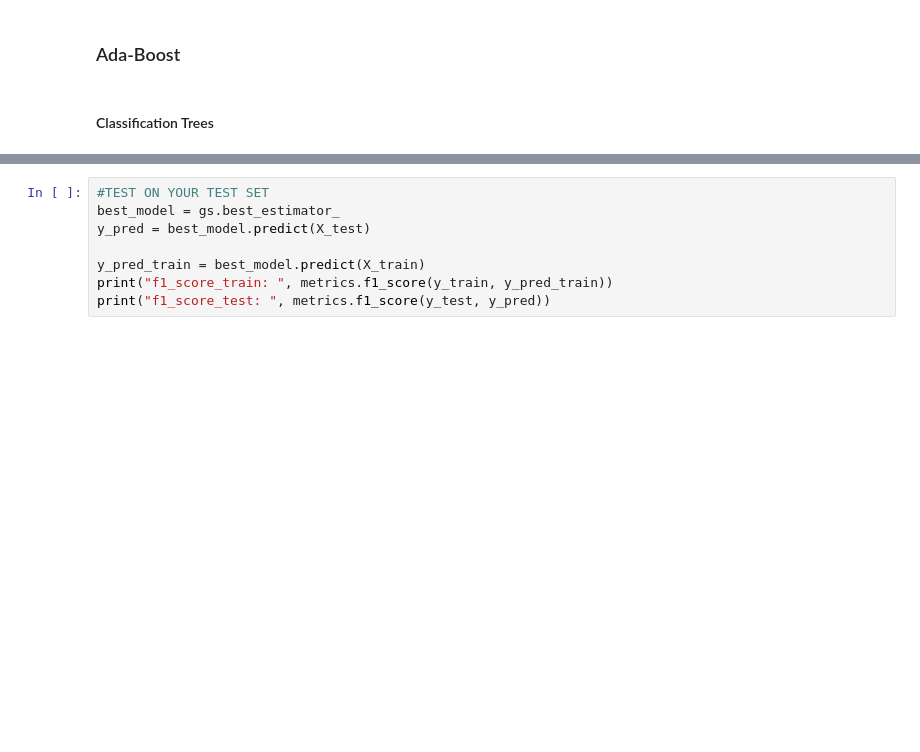
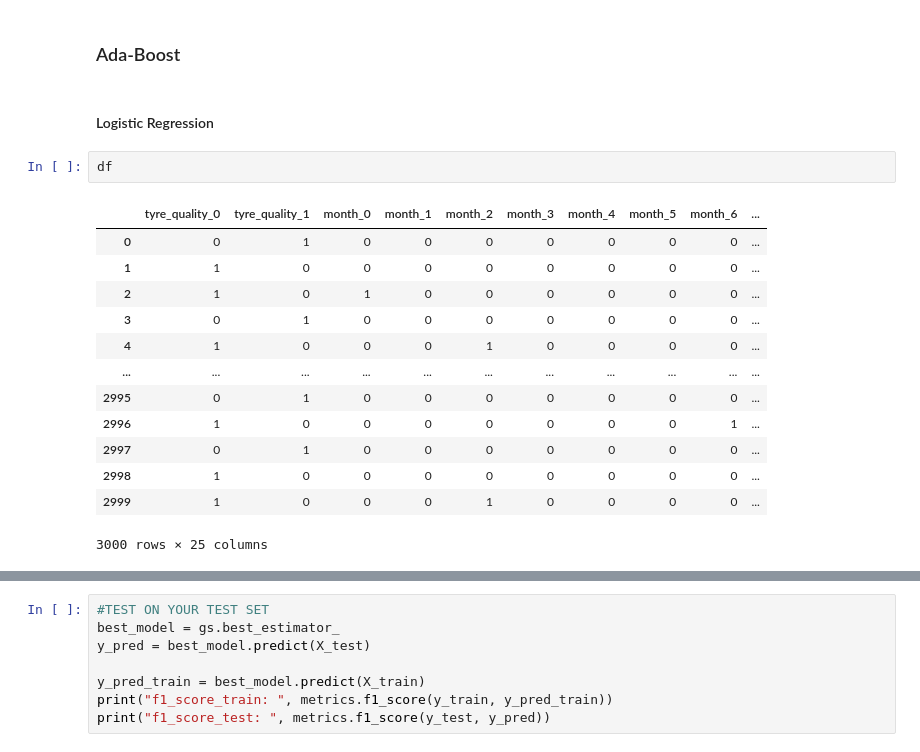
Before and after one commit to dodogro/ML_Project, a Jupyter notebook: script/eda.ipynb, the cells around one changed output, grey strips where cells are left out. Saved outputs shown, nothing was run; the diff lists cells and outputs as text; blank space fills up the shorter version.

```diff
--- a/script/eda.ipynb
+++ b/script/eda.ipynb
@@ -1308,8 +1327,24 @@ print('AUC: %.2f' % auc)
 AUC: 0.79
 # %% [markdown]
 ### Ada-Boost
-# %% [markdown]
-#### Classification Trees
+# %% [markdown]
+#### Logistic Regression
+# %%
+df
+# %% [output]
+|  | tyre_quality_0 | tyre_quality_1 | month_0 | month_1 | month_2 | month_3 | month_4 | month_5 | month_6 | ... |
+| 0 | 0 | 1 | 0 | 0 | 0 | 0 | 0 | 0 | 0 | ... |
+| 1 | 1 | 0 | 0 | 0 | 0 | 0 | 0 | 0 | 0 | ... |
+| 2 | 1 | 0 | 1 | 0 | 0 | 0 | 0 | 0 | 0 | ... |
+| 3 | 0 | 1 | 0 | 0 | 0 | 0 | 0 | 0 | 0 | ... |
+| 4 | 1 | 0 | 0 | 0 | 1 | 0 | 0 | 0 | 0 | ... |
+| ... | ... | ... | ... | ... | ... | ... | ... | ... | ... | ... |
+| 2995 | 0 | 1 | 0 | 0 | 0 | 0 | 0 | 0 | 0 | ... |
+| 2996 | 1 | 0 | 0 | 0 | 0 | 0 | 0 | 0 | 1 | ... |
+| 2997 | 0 | 1 | 0 | 0 | 0 | 0 | 0 | 0 | 0 | ... |
+| 2998 | 1 | 0 | 0 | 0 | 0 | 0 | 0 | 0 | 0 | ... |
+| 2999 | 1 | 0 | 0 | 0 | 1 | 0 | 0 | 0 | 0 | ... |
+3000 rows × 25 columns
 # %%
 from sklearn.ensemble import AdaBoostClassifier
 from sklearn.tree import DecisionTreeClassifier
```
Also changed, not shown: parts of 21 cells of this notebook, 3 other files.
